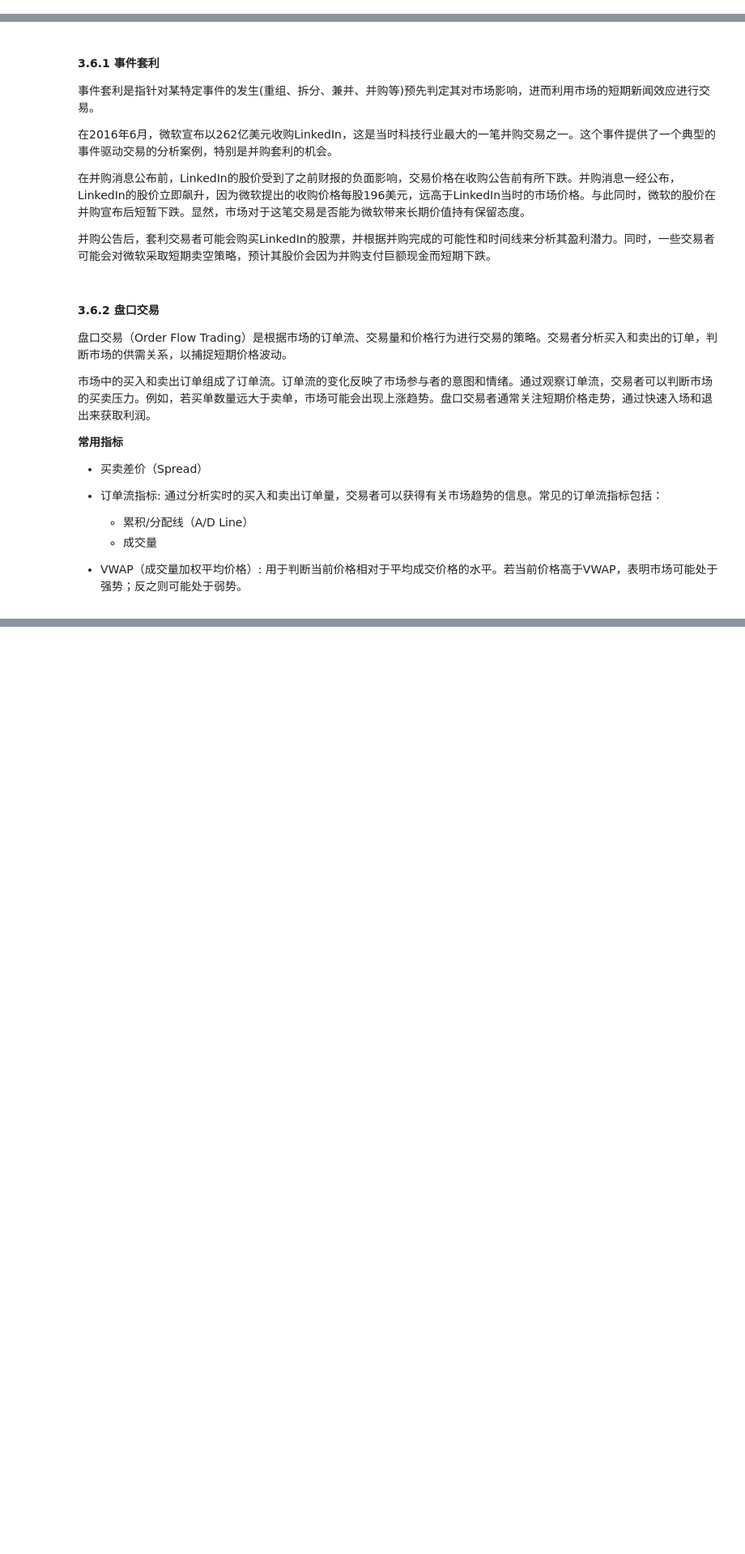
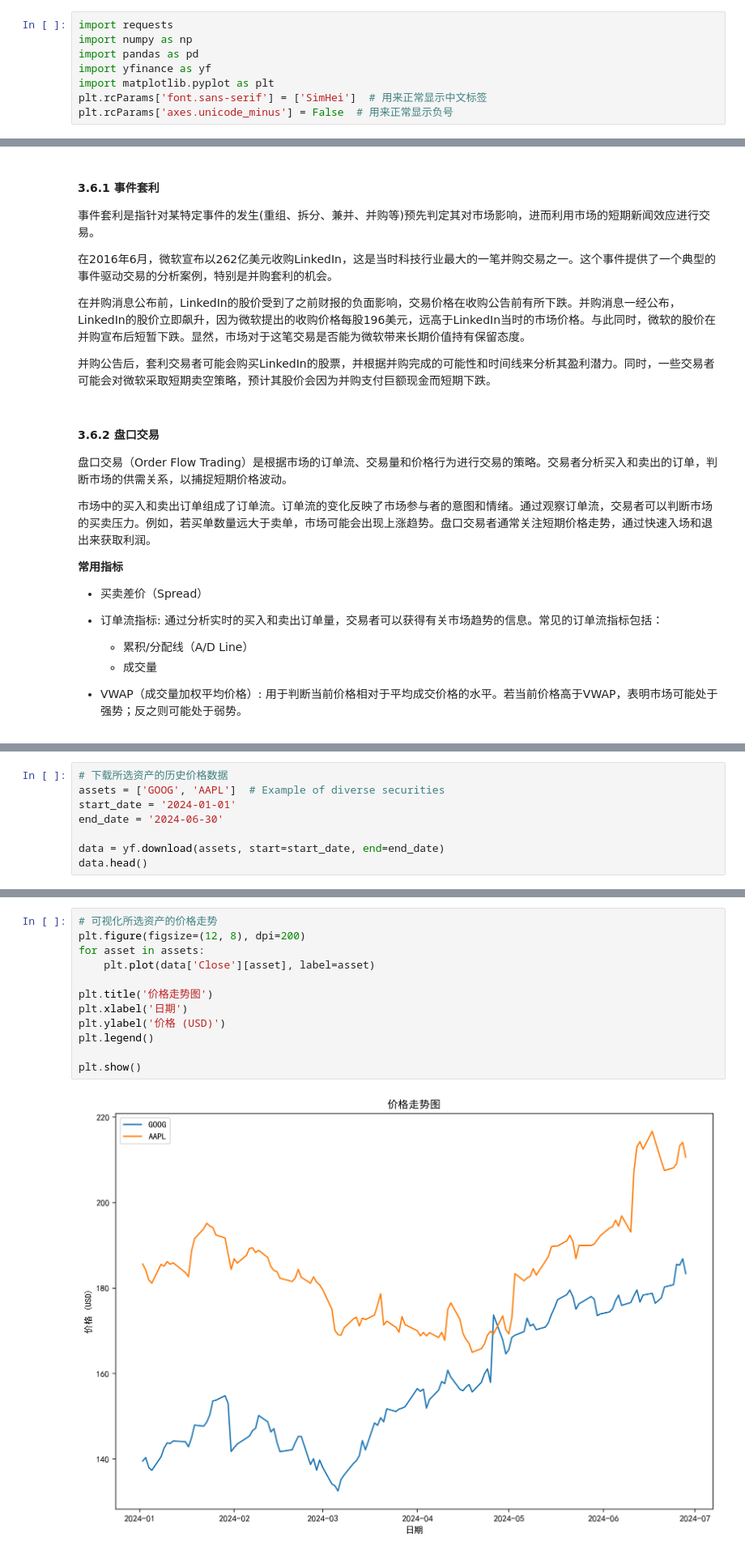
Before and after one commit to dafuzhuu/Quant-RA, a Jupyter notebook: section 7 高频交易/section7 高频交易.ipynb, the cells around one changed output, grey strips where cells are left out. Shown at 81% size. Saved outputs shown, nothing was run; the diff lists cells and outputs as text; blank space fills up the shorter version.

```diff
--- a/section 7 高频交易/section7 高频交易.ipynb
+++ b/section 7 高频交易/section7 高频交易.ipynb
@@ -355 +370,9 @@ $$
+# %%
+import requests
+import numpy as np
+import pandas as pd
+import yfinance as yf
+import matplotlib.pyplot as plt
+plt.rcParams['font.sans-serif'] = ['SimHei']  # 用来正常显示中文标签
+plt.rcParams['axes.unicode_minus'] = False  # 用来正常显示负号
 # %%
@@ -524,0 +644,8 @@ $$
+# %%
+# 下载所选资产的历史价格数据
+assets = ['GOOG', 'AAPL']  # Example of diverse securities
+start_date = '2024-01-01'
+end_date = '2024-06-30'
+
+data = yf.download(assets, start=start_date, end=end_date)
+data.head()
@@ -524,0 +666,14 @@ $$
+# %%
+# 可视化所选资产的价格走势
+plt.figure(figsize=(12, 8), dpi=200)
+for asset in assets:
+    plt.plot(data['Close'][asset], label=asset)
+
+plt.title('价格走势图')
+plt.xlabel('日期')
+plt.ylabel('价格 (USD)')
+plt.legend()
+
+plt.show()
+# %% [output]
+[figure, added]
```
Also changed, not shown: parts of 23 cells of this notebook, 2 other files.
